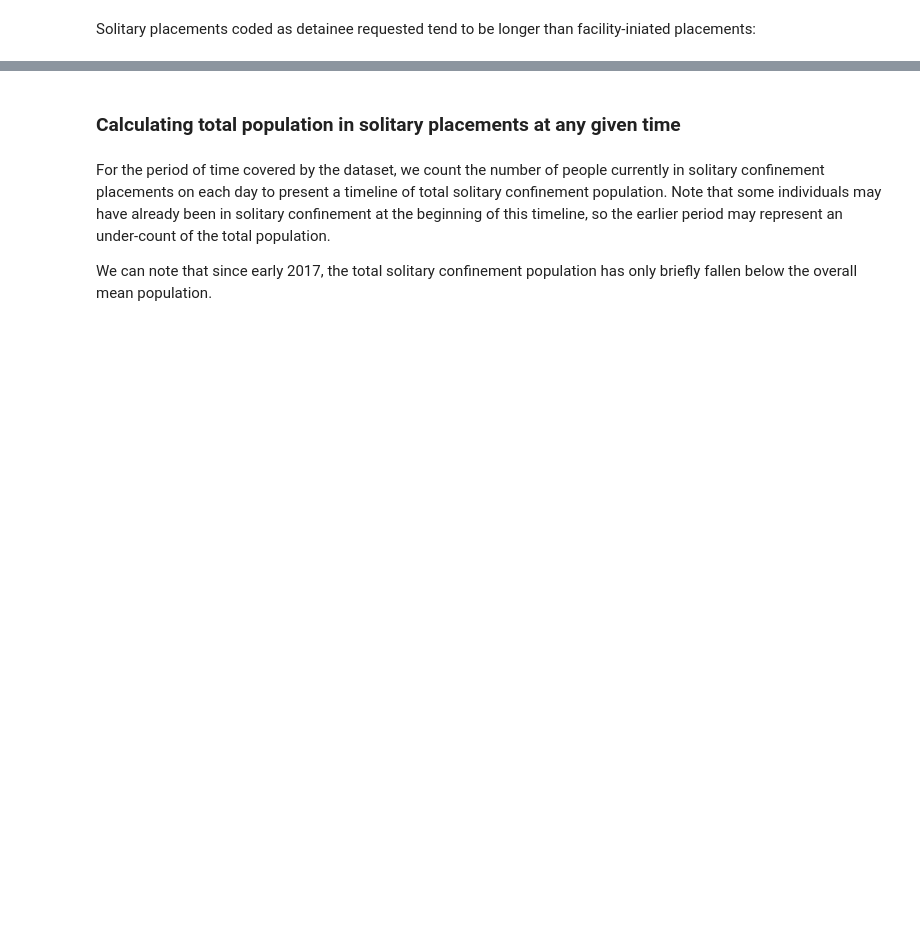
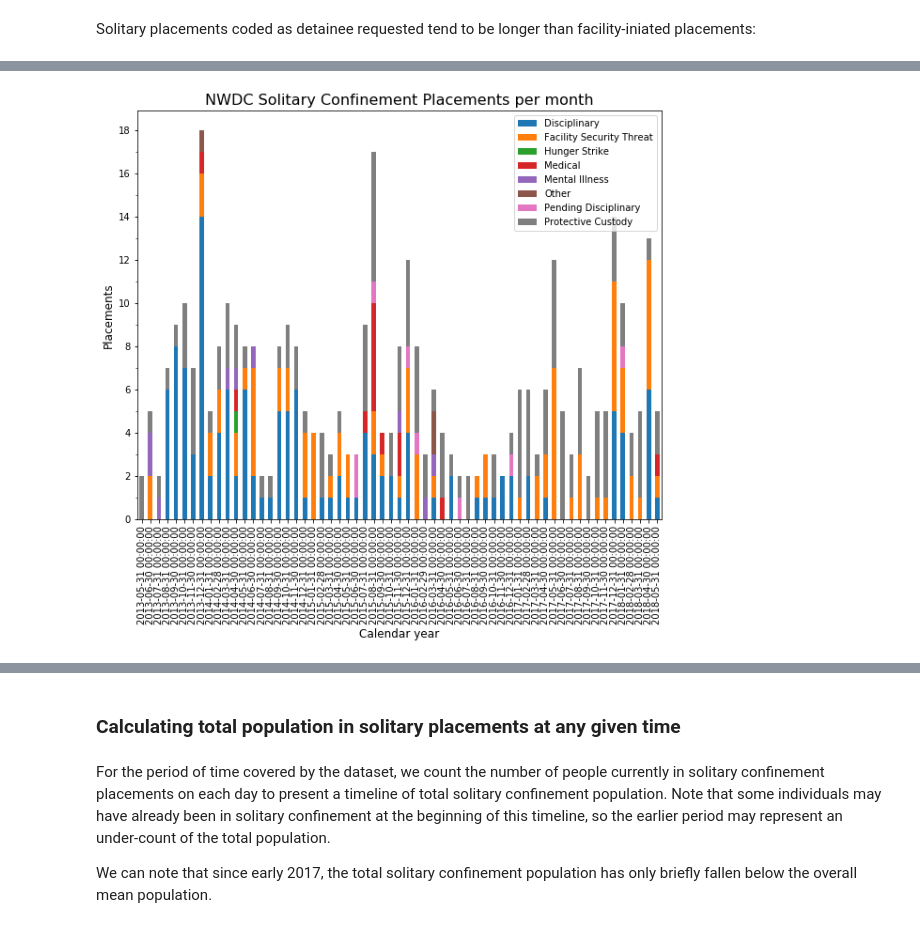
Before and after one commit to UWCHR/nwdc-seg, a Jupyter notebook: analyze/note/NWDC-analyze.ipynb, the cells around one changed output, grey strips where cells are left out. Cells and saved outputs as stored; diff of their text form; code cells hidden in the pictures; blank space fills up the shorter version.

Commit message:
Trying to figure out placement count bar chart x axis

```diff
--- a/analyze/note/NWDC-analyze.ipynb
+++ b/analyze/note/NWDC-analyze.ipynb
@@ -309,2 +541,2 @@ len(df[pd.Series(df['placement_reason'] == 'Disciplinary') & pd.Series(df['days_
 # %%
-data = df.set_index('placement_date').groupby([pd.Grouper(freq='Q')])['placement_reason_type'].value_counts().unstack()
+data = df.set_index('placement_date').groupby([pd.Grouper(freq='M')])['placement_reason_type'].value_counts().unstack()
@@ -310,0 +555,37 @@ data = df.set_index('placement_date').groupby([pd.Grouper(freq='Q')])['placement
+# %%
+years_loc_1 = mdates.YearLocator()
+months_loc_1 = mdates.MonthLocator()
+years_fmt_1 = mdates.DateFormatter('%Y')
+months_fmt_1 = mdates.DateFormatter('%M')
+
+# fig, ax = plt.subplots(figsize=(10,6))
+# ax.set_facecolor('#DDDDDD')
+# ax.set_axisbelow(True)
+# ax.yaxis.grid(color='#FFFFFF')
+
+
+
+# ax.bar(data.index, data, width=20)
+ax = data.plot(kind='bar', stacked=True, figsize=(10,8))
+
+# ax.set_xticks(data.index)
+# locs, labels = xticks()
+# xticks(ticks=data.index)
+
+# ax.xaxis.set_minor_locator(months_loc_1)
+# fig.xaxis.set_minor_formatter(months_fmt_1)
+# ax.xaxis.set_major_locator(years_loc_1)
+# ax.xaxis.set_major_formatter(years_fmt_1)
+ax.yaxis.set_minor_locator(MultipleLocator(1))
+ax.yaxis.set_major_locator(MultipleLocator(2))
+
+
+
+plt.title('NWDC Solitary Confinement Placements per month', fontsize=16)
+plt.ylabel('Placements', fontsize=12)
+plt.xlabel('Calendar year', fontsize=12)
+plt.legend(loc='upper right')
+
+plt.show();
+# %% [output]
+[figure, added]
```
Also changed, not shown: parts of 83 cells of this notebook.
